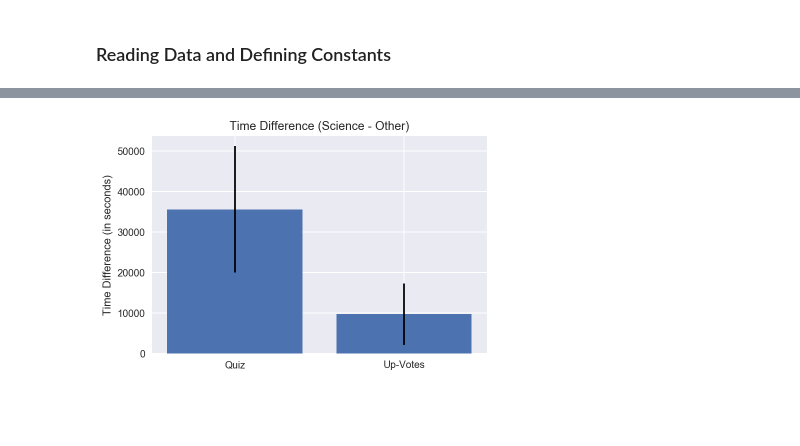
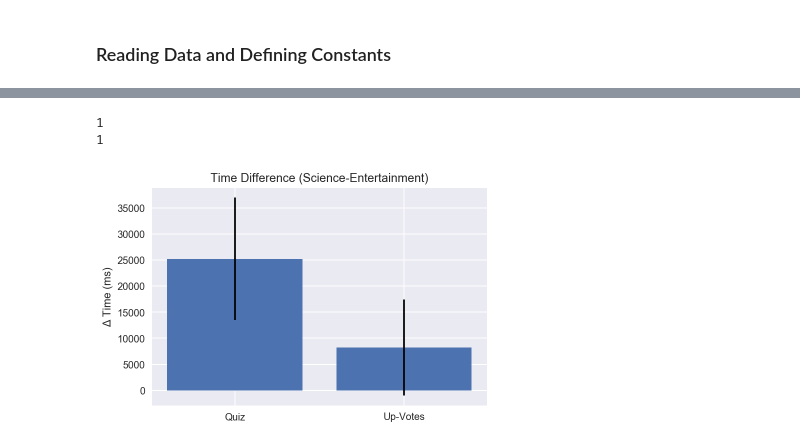
Before and after one commit to hermish/concepts-research, a Jupyter notebook: analysis/10-reading-time-pilot/2-analysis.ipynb, the cells around one changed output, grey strips where cells are left out. Cells and saved outputs as stored; diff of their text form; code cells hidden in the pictures; blank space fills up the shorter version.

```diff
--- a/analysis/10-reading-time-pilot/2-analysis.ipynb
+++ b/analysis/10-reading-time-pilot/2-analysis.ipynb
@@ -136,16 +198,30 @@ for data in (quiz_responses, upvote_responses):
+# %%
+THRESHOLD = 3
+quiz_bound = (quiz_responses.mean_time.mean()
+    + THRESHOLD * quiz_responses.mean_time.std())
+upvote_bound = (upvote_responses.mean_time.mean()
+    + THRESHOLD * upvote_responses.mean_time.std())
+
+quiz_cleaned = quiz_responses[quiz_responses.mean_time <  quiz_bound]
+upvote_cleaned = upvote_responses[upvote_responses.mean_time <  upvote_bound]
+print(len(quiz_responses) - len(quiz_cleaned))
+print(len(upvote_responses) - len(upvote_cleaned))
+# %% [output]
+1
+1
 # %%
 PLOTTING_OPTIONS = {
-    'ylabel': 'Time Difference (in seconds)',
+    'ylabel': 'Δ Time (ms)',
     'ticks': ['Quiz', 'Up-Votes'],
-    'title': 'Time Difference (Science - Other)',
+    'title': 'Time Difference (Science-Entertainment)',
 }
 
 plotting.plot_single_bar(
-    [quiz_responses.time_diff.mean(),
-     upvote_responses.time_diff.mean()],
-    [stats.sem(quiz_responses.time_diff),
-     stats.sem(upvote_responses.time_diff)],
+    [quiz_cleaned.time_diff.mean(),
+     upvote_cleaned.time_diff.mean()],
+    [stats.sem(quiz_cleaned.time_diff),
+     stats.sem(upvote_cleaned.time_diff)],
     **PLOTTING_OPTIONS
 )
 # %% [output]
-[figure, old version]
+[figure, new version]
```
Also changed, not shown: parts of 19 cells of this notebook, 4 other files.
